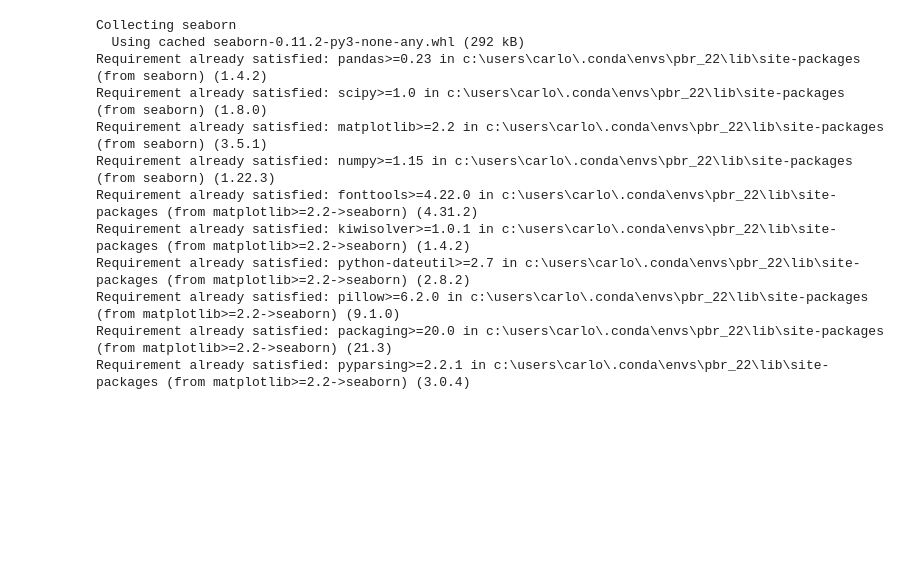
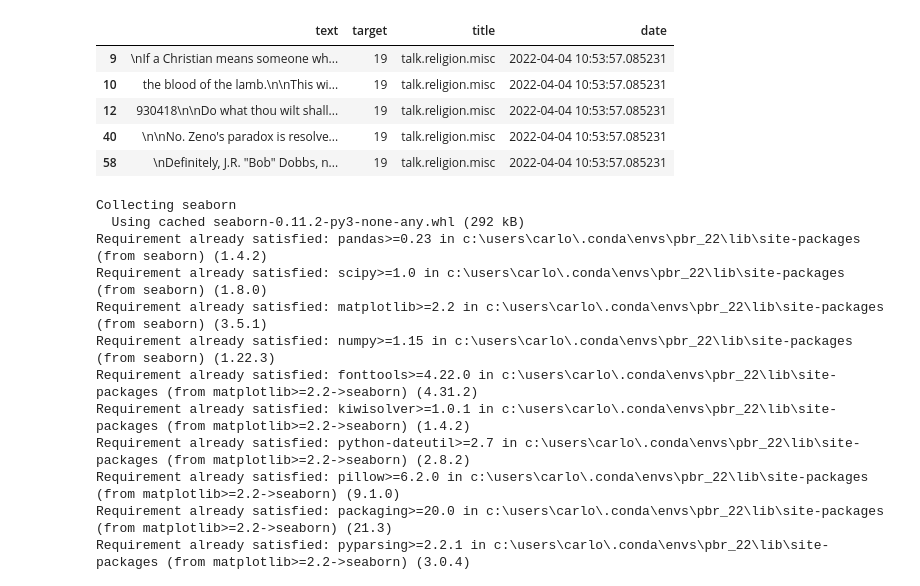
Before and after one commit to jpozo6/ProfileBasedRetrieval, a Jupyter notebook: Project1_2.ipynb, the cells around one changed output. Saved outputs shown, nothing was run; the diff lists cells and outputs as text; code cells hidden in the pictures; blank space fills up the shorter version.

```diff
--- a/Project1_2.ipynb
+++ b/Project1_2.ipynb
@@ -56,6 +45,17 @@ def twenty_newsgroup_to_csv():
 twenty_newsgroup_to_csv()
 # %%
 data = pd.read_csv('20_newsgroup.csv', index_col = 0)
+# Select only 5 classes
+class_mask = data["target"].isin([7,9,13,18,19])
+data = data[class_mask]
+data.head()
+# %% [output]
+|  | text | target | title | date |
+| 9 | \nIf a Christian means someone wh... | 19 | talk.religion.misc | 2022-04-04 10:53:57.085231 |
+| 10 | the blood of the lamb.\n\nThis wi... | 19 | talk.religion.misc | 2022-04-04 10:53:57.085231 |
+| 12 | 930418\n\nDo what thou wilt shall... | 19 | talk.religion.misc | 2022-04-04 10:53:57.085231 |
+| 40 | \n\nNo. Zeno's paradox is resolve... | 19 | talk.religion.misc | 2022-04-04 10:53:57.085231 |
+| 58 | \nDefinitely, J.R. "Bob" Dobbs, n... | 19 | talk.religion.misc | 2022-04-04 10:53:57.085231 |
 # %%
 #SPLITTING THE TRAINING DATASET INTO TRAIN AND TEST
 df_train, df_test = train_test_split(data,test_size=0.2,shuffle=True)
```
Also changed, not shown: parts of 9 cells of this notebook, 1 other file.
